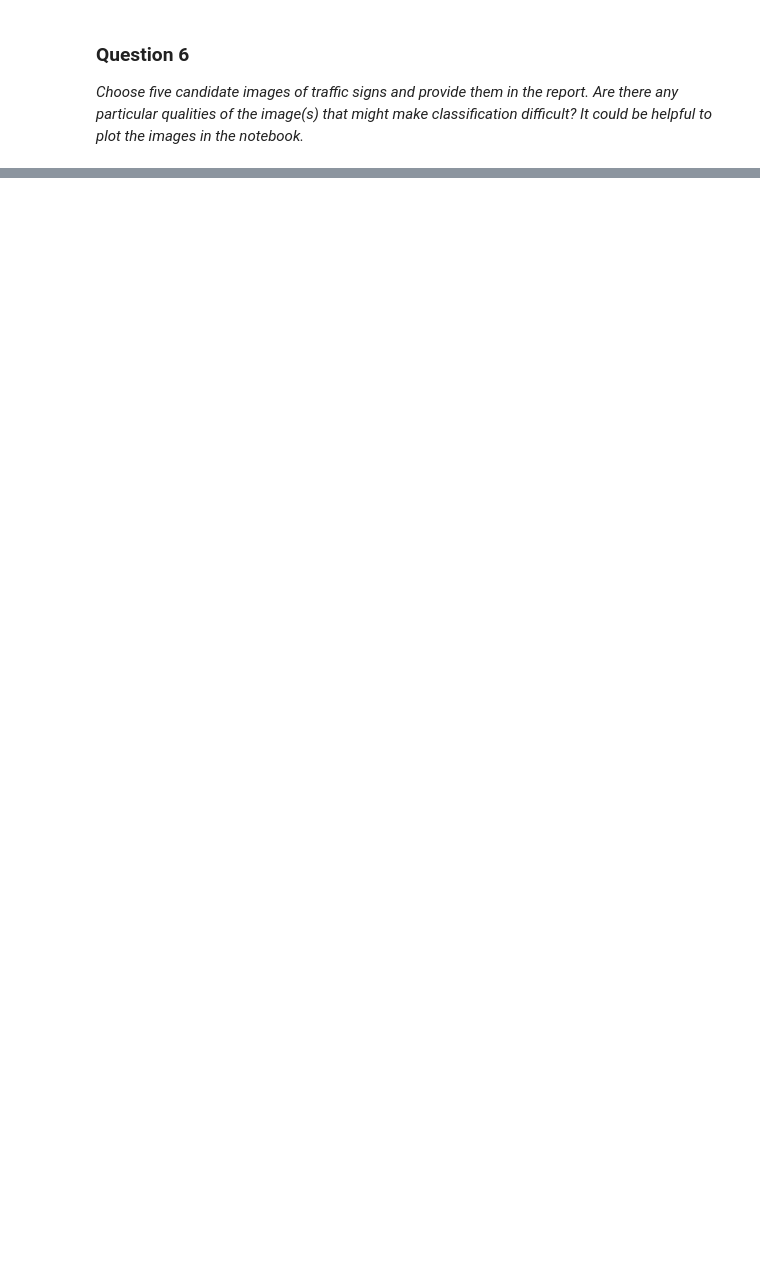
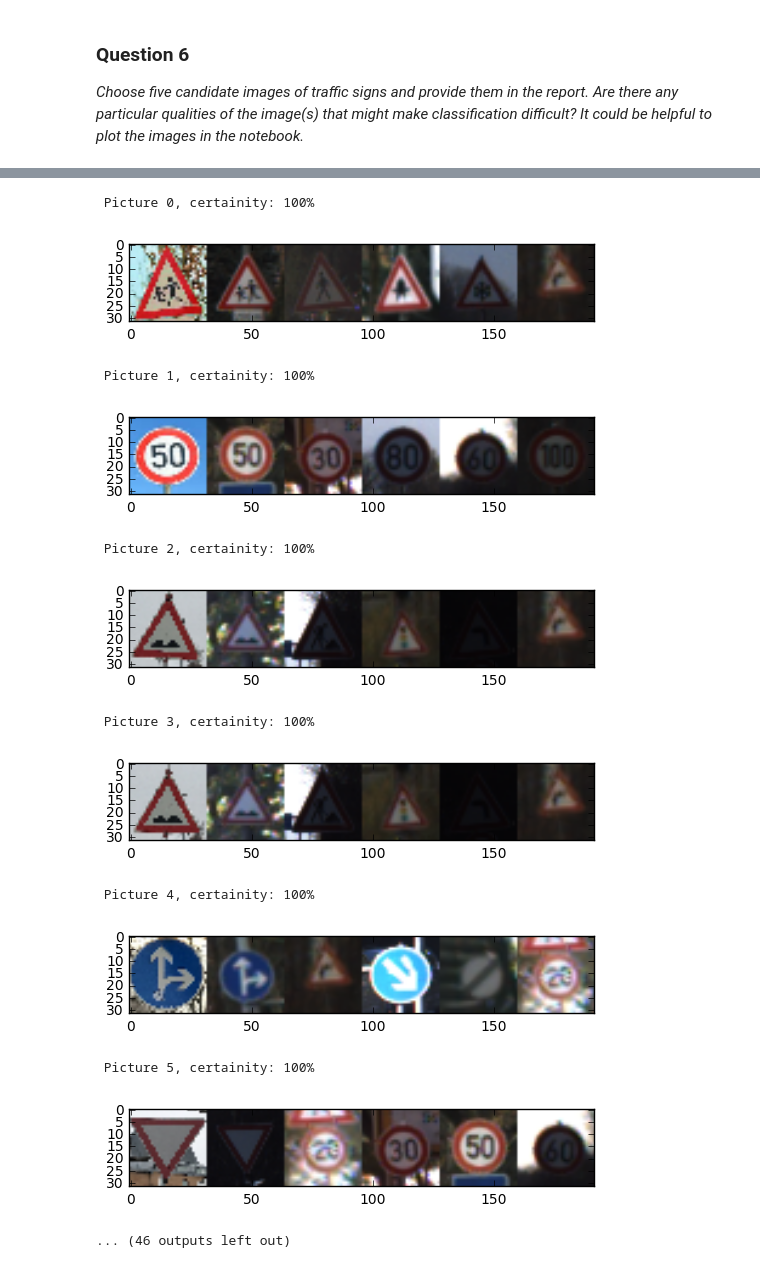
Before and after one commit to pstradowski/project-signs, a Jupyter notebook: Traffic_Sign_Classifier.ipynb, the cells around one changed output, grey strips where cells are left out. Drawn from its saved outputs; the diff is of its cells as text; code cells hidden in the pictures; blank space fills up the shorter version.

Commit message:
Everything done, waiting for the picture

```diff
--- a/Traffic_Sign_Classifier.ipynb
+++ b/Traffic_Sign_Classifier.ipynb
@@ -252,7 +253,7 @@ def fully_connected(layer, out_connections, mean = 0, stddev = 0.1,
 
     if not in_connections:
         layer_shape = layer.get_shape().as_list()
-        in_connections = layer_shape[1]
+        in_connections = layer_shape[-1]
     weights = tf.Variable(tf.truncated_normal([in_connections, out_connections],
                                               mean = mean, stddev = stddev))
     biases = tf.Variable(tf.zeros(out_connections))
@@ -298,7 +299,7 @@ def MyLeNet(x):
 
     # Convolutional #2
     layer_shape = lenet.get_shape().as_list()
-    in_filters = layer_shape[3]
+    in_filters = layer_shape[-1]
     out_filters = 64
 
     l2w = tf.Variable(tf.truncated_normal([5, 5, in_filters ,out_filters], mean = mu, stddev = sigma))
@@ -463,8 +466,5 @@ with open(fname, mode='rb') as f:
 X_new = new_signs['data']
 y_new = new_signs['labels']
 plot_head(X_new)
-
-X_new = np.array([preprocess(X_new[i]) for i in range(len(X_new))])
-plot_head(X_new)
 # %% [output]
 [figure]
@@ -546,5 +501,0 @@ Looking just at the first row we get `[ 0.34763842,  0.24879643,  0.12789202]`,
-# %%
-i = 0
-img = X_new[i, :, :, :]
-preds = top5_pred[i]
-print(top5_pred)
@@ -568,0 +510,38 @@ TopKV2(values=array([[  1.00000000e+00,   2.08900974e-12,   4.90151742e-14,
+# %%
+def get_img(label):
+    """Get sample image with label
+        Implementation: first image with such label from X_train
+    """
+    ndx = y_train == label
+    return X_train[ndx][0]
+# %%
+rows = len(X_new)
+for i in range(len(X_new)):
+    plt.figure()
+    img = X_new[i, :, :, :]
+    ndx = top5_pred.indices[i]
+    status = ""
+    if ndx[0] != y_new[i]:
+        status = "Wrong!!"
+    pred = top5_pred.values[i]
+    for j in range(len(ndx)):
+        img = np.hstack((img, get_img(ndx[j])))
+    plt.imshow(img)
+    certainity = 100* pred[0]/(pred[0]+pred[1])
+    print("{} Picture {}, certainity: {:.0f}%".format(status, i, certainity))
+
+    plt.show()
+# %% [output]
+ Picture 0, certainity: 100%
+[figure, added]
+ Picture 1, certainity: 100%
+[figure, added]
+ Picture 2, certainity: 100%
+[figure, added]
+ Picture 3, certainity: 100%
+[figure, added]
+ Picture 4, certainity: 100%
+[figure, added]
+ Picture 5, certainity: 100%
+[figure, added]
+... (46 outputs left out)
```
Also changed, not shown: parts of 22 cells of this notebook.
